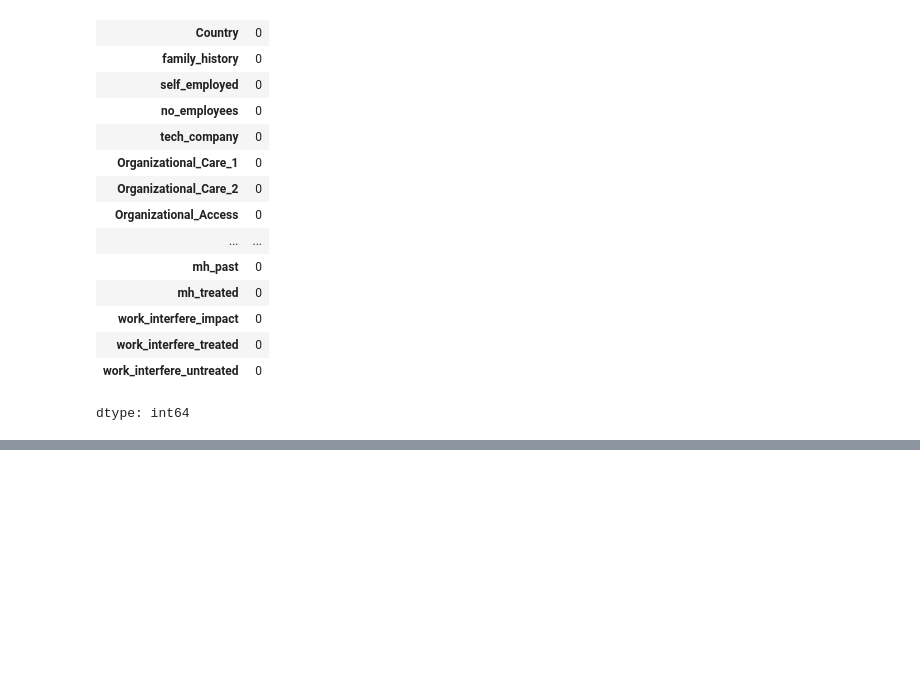
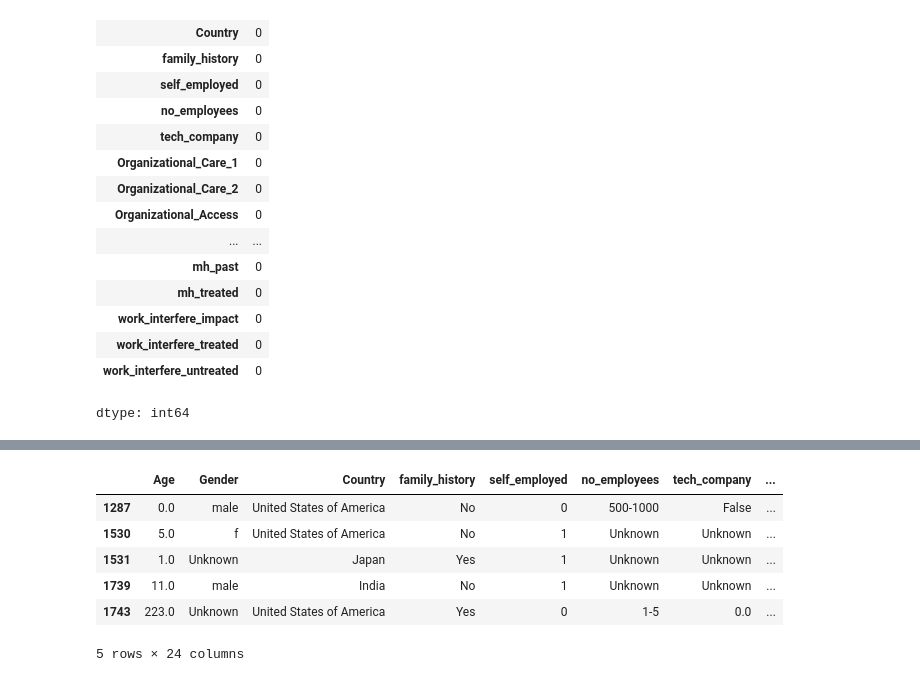
Before and after one commit to JH-Y-324/first-repository, a Jupyter notebook: surveys.ipynb, the cells around one changed output, grey strips where cells are left out. Cells and saved outputs as stored; diff of their text form; code cells hidden in the pictures; blank space fills up the shorter version.

```diff
--- a/surveys.ipynb
+++ b/surveys.ipynb
@@ -669,0 +699,10 @@ files.download("df_missing_handled.csv")
+# %%
+df[(df["Age"] < 18) | (df["Age"] > 67)]
+# %% [output]
+|  | Age | Gender | Country | family_history | self_employed | no_employees | tech_company | ... |
+| 1287 | 0.0 | male | United States of America | No | 0 | 500-1000 | False | ... |
+| 1530 | 5.0 | f | United States of America | No | 1 | Unknown | Unknown | ... |
+| 1531 | 1.0 | Unknown | Japan | Yes | 1 | Unknown | Unknown | ... |
+| 1739 | 11.0 | male | India | No | 1 | Unknown | Unknown | ... |
+| 1743 | 223.0 | Unknown | United States of America | Yes | 0 | 1-5 | 0.0 | ... |
+5 rows × 24 columns
```
Also changed, not shown: parts of 38 cells of this notebook.
